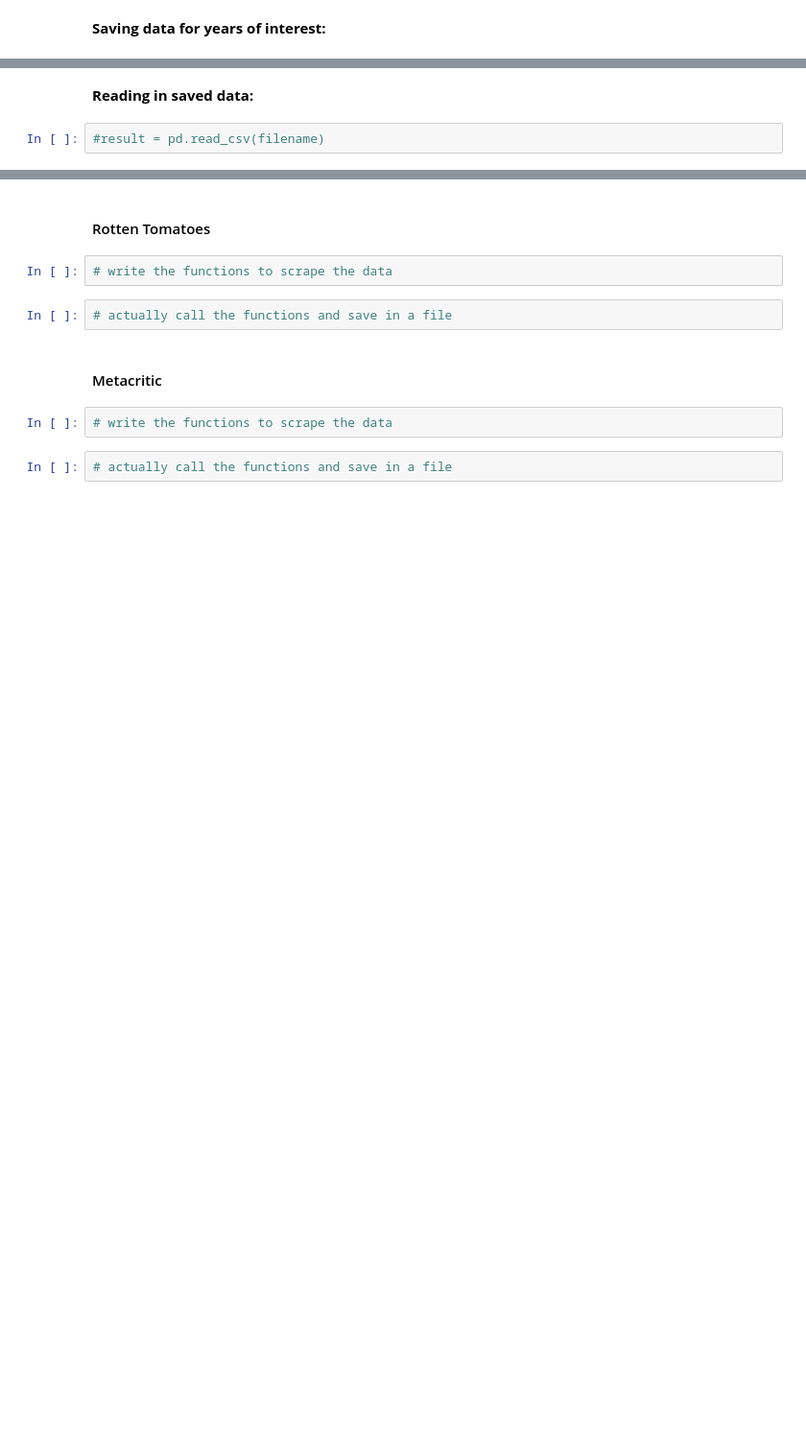
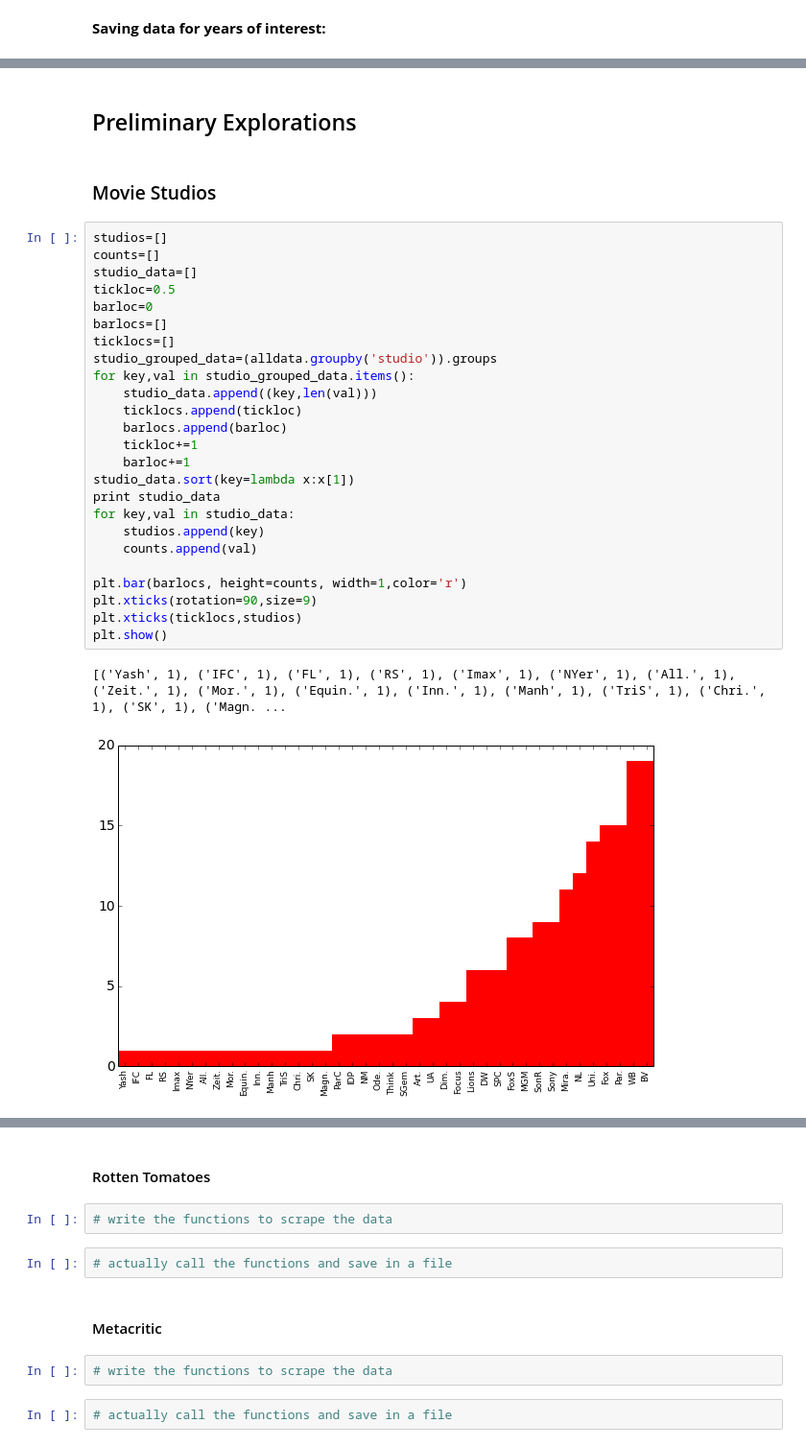
Before and after one commit to rizzomichaelg/cs109-oscars, a Jupyter notebook: process_book.ipynb, the cells around one changed output, grey strips where cells are left out. Shown at 96% size. Cells and saved outputs as stored; diff of their text form; blank space fills up the shorter version.

Commit message:
Beginning of exploratory visualizations

```diff
--- a/process_book.ipynb
+++ b/process_book.ipynb
@@ -421,7 +431,35 @@ unable to find a rtid for 45 movies of 200 in 2010
-# %% [markdown]
-<b>Reading in saved data:</b>
-# %%
-#result = pd.read_csv(filename)
+# %% [markdown]
+<h2>Preliminary Explorations</h2>
+# %% [markdown]
+<h3>Movie Studios</h3>
+# %%
+studios=[]
+counts=[]
+studio_data=[]
+tickloc=0.5
+barloc=0
+barlocs=[]
+ticklocs=[]
+studio_grouped_data=(alldata.groupby('studio')).groups
+for key,val in studio_grouped_data.items():
+    studio_data.append((key,len(val)))
+    ticklocs.append(tickloc)
+    barlocs.append(barloc)
+    tickloc+=1
+    barloc+=1
+studio_data.sort(key=lambda x:x[1])
+print studio_data
+for key,val in studio_data:
+    studios.append(key)
+    counts.append(val)
+
+plt.bar(barlocs, height=counts, width=1,color='r')
+plt.xticks(rotation=90,size=9)
+plt.xticks(ticklocs,studios)
+plt.show()
+# %% [output]
+[('Yash', 1), ('IFC', 1), ('FL', 1), ('RS', 1), ('Imax', 1), ('NYer', 1), ('All.', 1), ('Zeit.', 1), ('Mor.', 1), ('Equin.', 1), ('Inn.', 1), ('Manh', 1), ('TriS', 1), ('Chri.', 1), ('SK', 1), ('Magn. ...
+[figure, added]
 # %% [markdown]
 ## Getting the Reviews
 We need to constuct dataframes of reviews of movies from different review sources.  We will be using the following sources:
```
Also changed, not shown: parts of 3 cells of this notebook, 1 other file.
